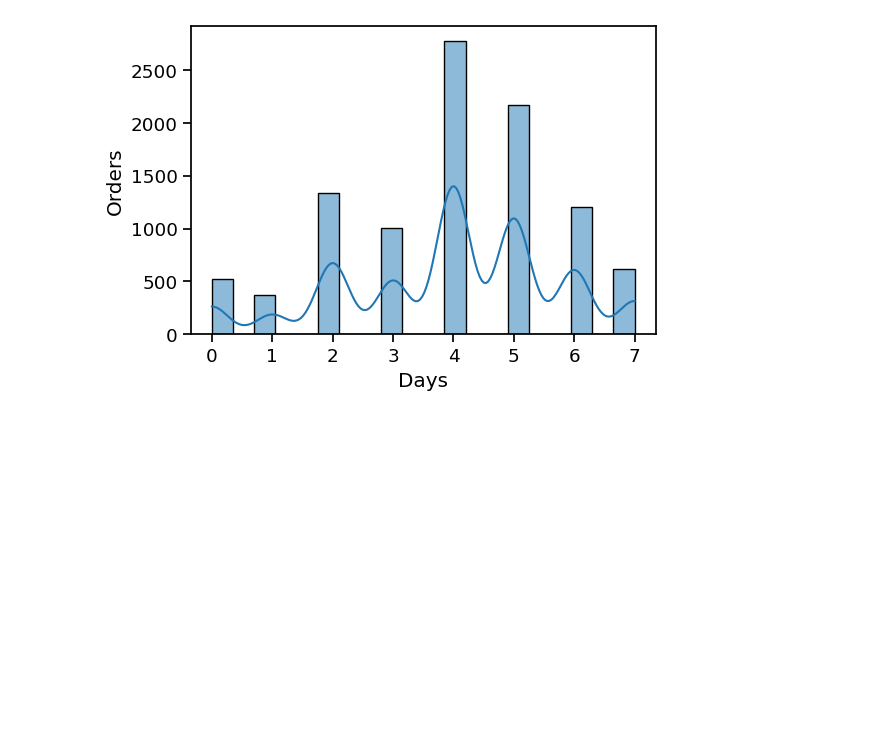
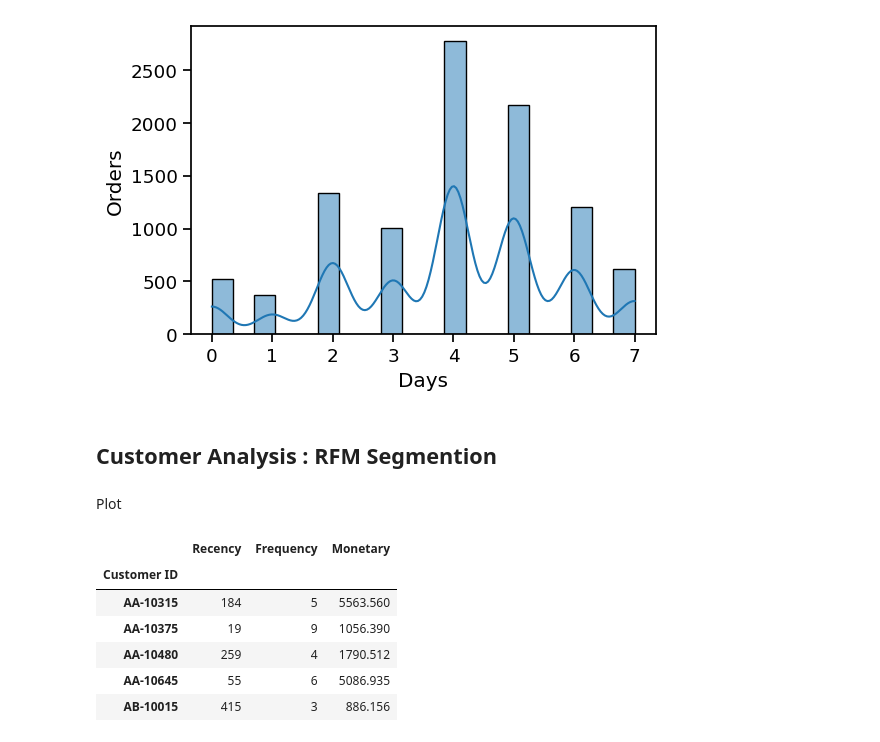
Before and after one commit to ar3haa/Data-Analysis-For-Superstore-Dataset, a Jupyter notebook: dat_analysis_superstore_dataset.ipynb, the cells around one changed output. Drawn from its saved outputs; the diff is of its cells as text; code cells hidden in the pictures; blank space fills up the shorter version.

```diff
--- a/dat_analysis_superstore_dataset.ipynb
+++ b/dat_analysis_superstore_dataset.ipynb
@@ -391,3 +391,25 @@ plt.ylabel('Orders')
 plt.show()
 # %% [output]
 [figure]
+# %% [markdown]
+## Customer Analysis : RFM Segmention
+# %% [markdown]
+Plot
+# %%
+latest_date = df['Order Date'] .max()
+rfm = df.groupby('Customer ID').agg({
+  'Order Date' : lambda x:(latest_date - x.max()).days ,
+  'Order ID': 'nunique',
+  'Sales' : 'sum'
+})
+
+rfm.rename(columns={'Order Date': 'Recency' , 'Order ID' : 'Frequency' , 'Sales' : 'Monetary'} , inplace= True)
+rfm.head()
+# %% [output]
+|  | Recency | Frequency | Monetary |
+| Customer ID |  |  |  |
+| AA-10315 | 184 | 5 | 5563.560 |
+| AA-10375 | 19 | 9 | 1056.390 |
+| AA-10480 | 259 | 4 | 1790.512 |
+| AA-10645 | 55 | 6 | 5086.935 |
+| AB-10015 | 415 | 3 | 886.156 |
```
Also changed, not shown: parts of 4 cells of this notebook.
